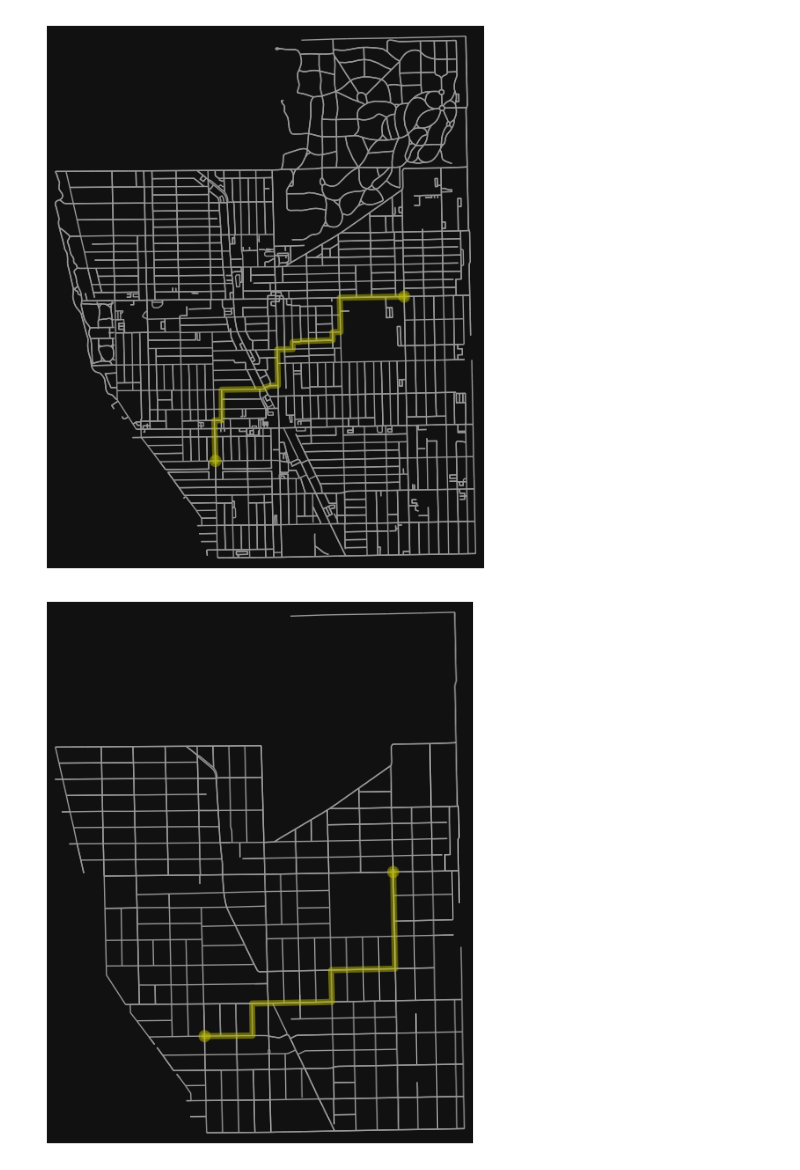
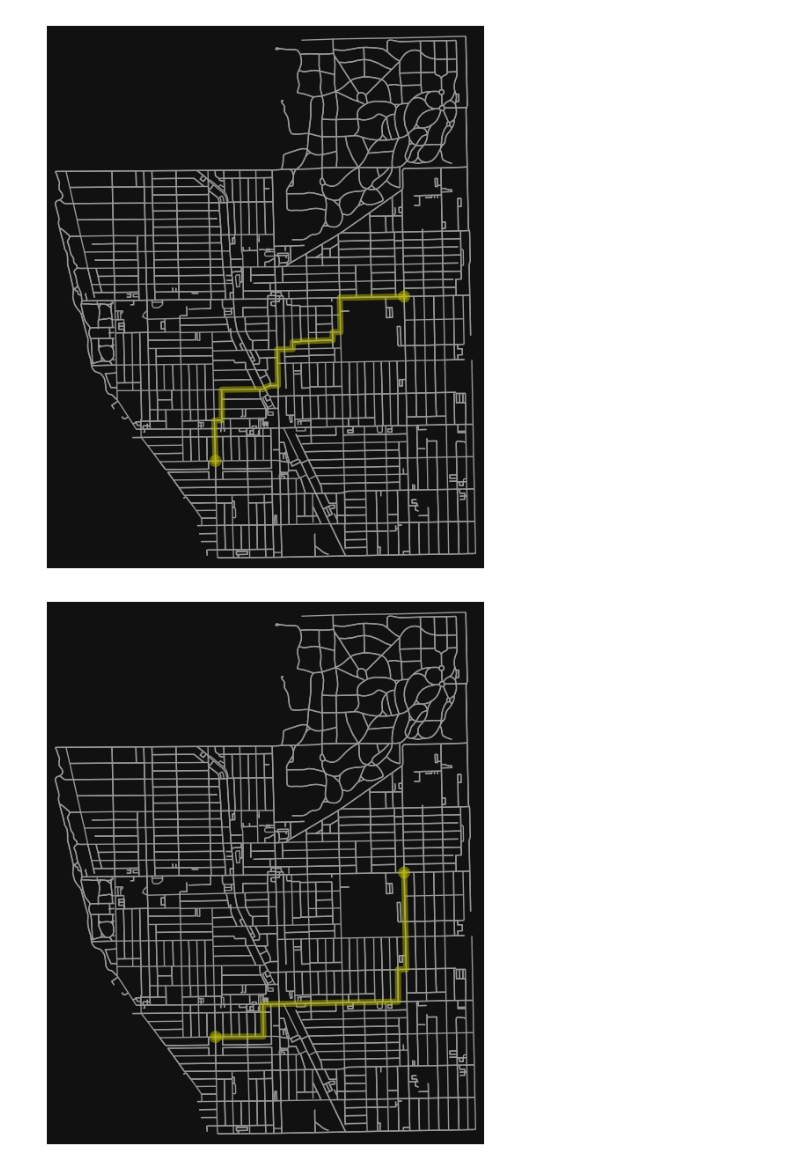
Before and after one commit to whenimsixtyfour/modelbikelanes, a Jupyter notebook: explore_osmnx_lsq.ipynb, the cells around one changed output. Saved outputs shown, nothing was run; the diff lists cells and outputs as text; code cells hidden in the pictures.

Commit message:
Did test of altering weight of edges chosen

```diff
--- a/explore_osmnx_lsq.ipynb
+++ b/explore_osmnx_lsq.ipynb
@@ -68,8 +61,32 @@ car_graph = ox.graph_from_place(lsq_name, network_type="drive")
 # try new route further across square, from beans&bagels to side practice
 side_practice = (41.97600416481625, -87.67910278807132)
 
-route_by_graph(bean_bagel, side_practice, bike_graph)
-route_by_graph(bean_bagel, side_practice, car_graph)
+route_by_graph(bean_bagel, side_practice, bike_graph, "length")
+#route_by_graph(bean_bagel, side_practice, car_graph, "length")
 # %% [output]
 [figure]
-[figure, removed]
+# %%
+# exploring edge attributes to see if we can simply add more info to
+# bike graph - bike nodes, bike edges
+bn, be = ox.graph_to_gdfs(bike_graph)
+
+# create node weights
+be['highway'].value_counts() # check potential values
+# one thing we could discount for bike paths is if the street is a primary highway (sucks to bike on)
+
+# base weight off of length as well to create length
+be['weight_cycle'] = np.where(be['highway']=='cycleway', 0.25, 1) * be['length']
+be['weight_cycle'] = np.where(be['highway']=='primary', 2, 1) * be['length']
+
+new_bike = ox.utils_graph.graph_from_gdfs(bn, be, graph_attrs=None)
+# %%
+# try new routing - modify function manually
+# get closest nodes on graph to origin and destination
+coord1_node = get_nearest_node(bn, bean_bagel)
+coord2_node = get_nearest_node(bn, side_practice)
+
+# plot (example taken from osmnx git examples)
+route = ox.shortest_path(new_bike, coord1_node, coord2_node, weight="weight_cycle")
+fig, ax = ox.plot_graph_route(new_bike, route, route_color="y", route_linewidth=5, node_size=0)
+# %% [output]
+[figure, added]
```
Also changed, not shown: parts of 4 cells of this notebook.
